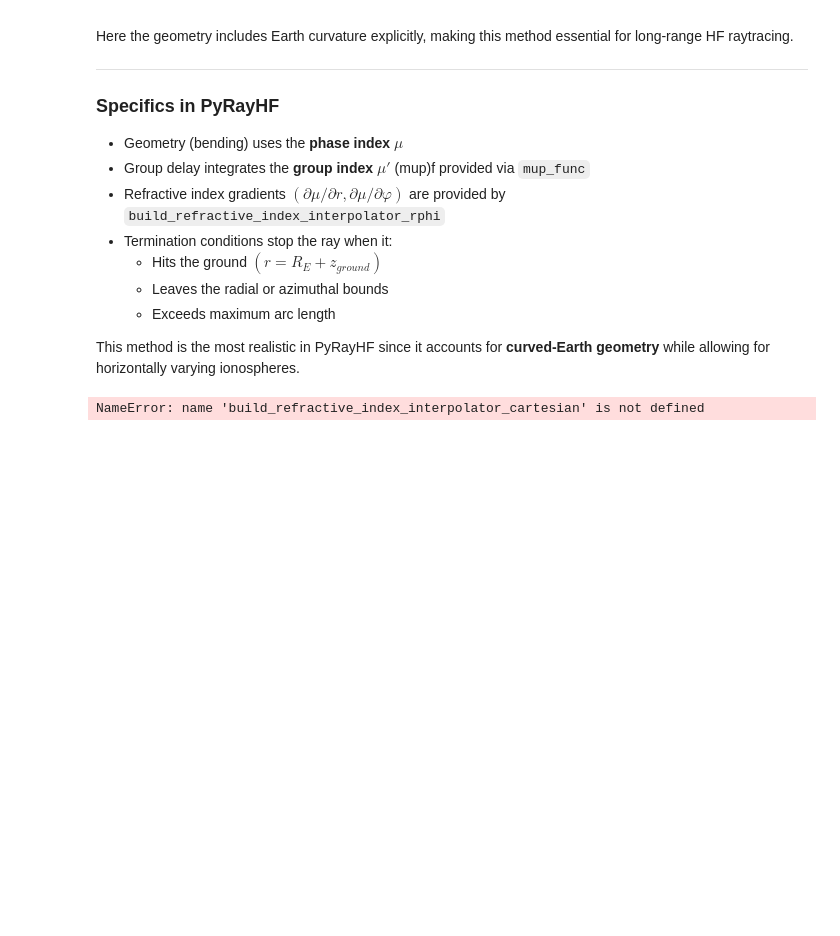
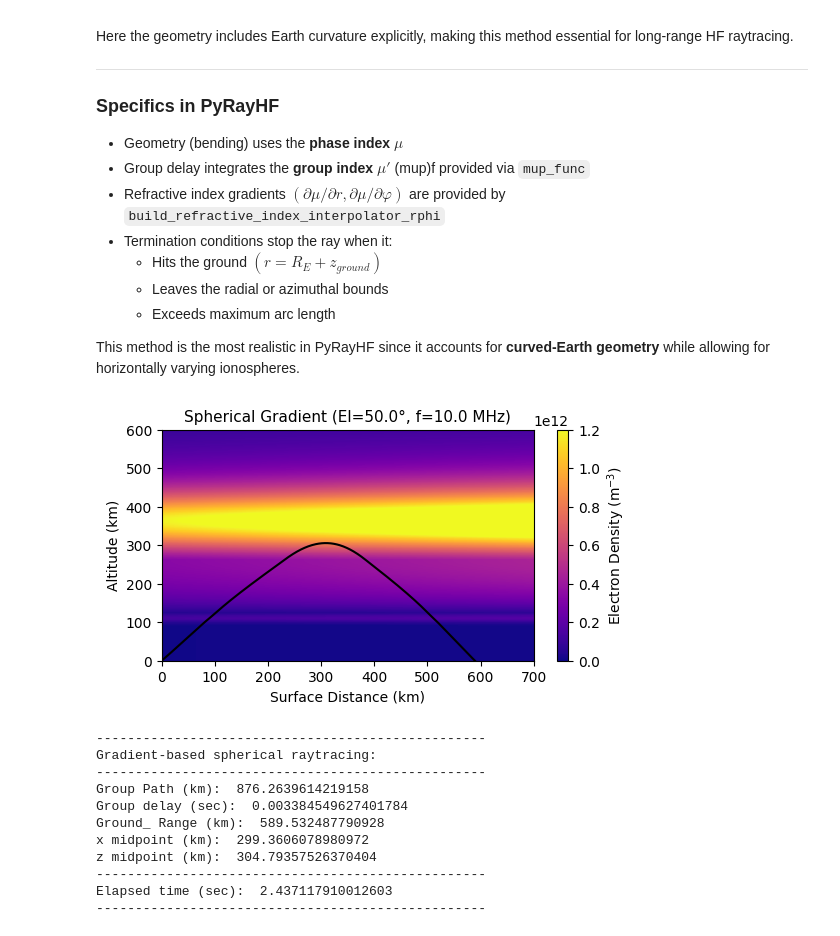
Before and after one commit to victoriyaforsythe/PyRayHF, a Jupyter notebook: docs/tutorials/Example_PyRayHF_Spherical_Gradient.ipynb, the cells around one changed output. Cells and saved outputs as stored; diff of their text form; code cells hidden in the pictures; blank space fills up the shorter version.

```diff
--- a/docs/tutorials/Example_PyRayHF_Spherical_Gradient.ipynb
+++ b/docs/tutorials/Example_PyRayHF_Spherical_Gradient.ipynb
@@ -109,10 +109,7 @@ mup_func_spherical = build_mup_function(mup_field=mup,
                                         geometry="spherical")
 
 # Build interpolator from spherical μ grid
-_, _, R_E, _ = constants()
-r_grid = R_E + z_grid   # km
-phi_grid = x_grid / R_E # rad
-n_and_grad_spherical = build_refractive_index_interpolator_spherical(r_grid, phi_grid, mu)
+n_and_grad_spherical = build_refractive_index_interpolator_spherical(z_grid, x_grid, mu)
 
 # Raytrace
 result = trace_ray_spherical_gradient(n_and_grad_rphi=n_and_grad_spherical,
@@ -120,7 +117,6 @@ result = trace_ray_spherical_gradient(n_and_grad_rphi=n_and_grad_spherical,
                                       z0_km=0.0,
                                       elevation_deg=elevation_deg,
                                       s_max_km=4000.,
-                                      R_E=R_E,
                                       mup_func=mup_func_spherical)
 
 # Stop the timer
@@ -137,31 +133,42 @@ ax_plot.set_ylim(0, 600)
 ax_plot.set_facecolor("lightgray")
 ax_plot.set_ylabel('Altitude (km)')
 ax_plot.set_xlabel('Surface Distance (km)')
 vmin = 0
 vmax = 1.2e12
 color_ticks = np.arange(vmin, vmax + 2e11, 2e11)
 pc = ax_plot.pcolormesh(Xg, Zg, Ne_gradient, shading='auto',
                         cmap='plasma', vmin=vmin, vmax=vmax)
 ax_plot.plot(result['x'], result['z'], c='black')
 ax_plot.set_title(f"Spherical Gradient (El={elevation_deg:.1f}°, f={f0_Hz/1e6} MHz)", fontsize=11)
 plt.colorbar(pc, label='Electron Density (m$^{-3}$)', ax=ax_plot,
              ticks=color_ticks)
 plt.savefig('/Users/vmakarevich/Documents/GitHub/PyRayHF/docs/examples/figures/Spherical_Gradient.png', dpi=300, bbox_inches='tight', facecolor='white')
 plt.show()
 
 
 # Print diagnostics
 print('--------------------------------------------------')
 print('Gradient-based spherical raytracing:')
 print('--------------------------------------------------')
 print('Group Path (km): ', result['group_path_km'])
 print('Group delay (sec): ', result['group_delay_sec'])
 print('Ground_ Range (km): ', result['ground_range_km'])
 print('x midpoint (km): ', result['x_midpoint'])
 print('z midpoint (km): ', result['z_midpoint'])
 
 print('--------------------------------------------------')
 print('Elapsed time (sec): ', elapsed_time)
 print('--------------------------------------------------')
 # %% [output]
+[figure, added]
-NameError: name 'build_refractive_index_interpolator_cartesian' is not defined
+--------------------------------------------------
+Gradient-based spherical raytracing:
+--------------------------------------------------
+Group Path (km):  876.2639614219158
+Group delay (sec):  0.003384549627401784
+Ground_ Range (km):  589.532487790928
+x midpoint (km):  299.3606078980972
+z midpoint (km):  304.79357526370404
+--------------------------------------------------
+Elapsed time (sec):  2.437117910012603
+--------------------------------------------------
```
Also changed, not shown: 1 other file.
